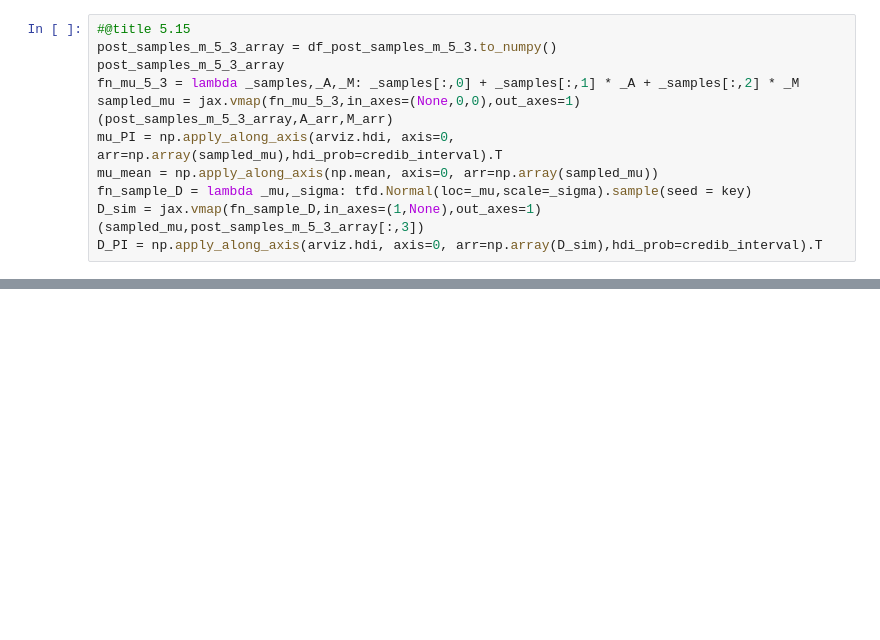
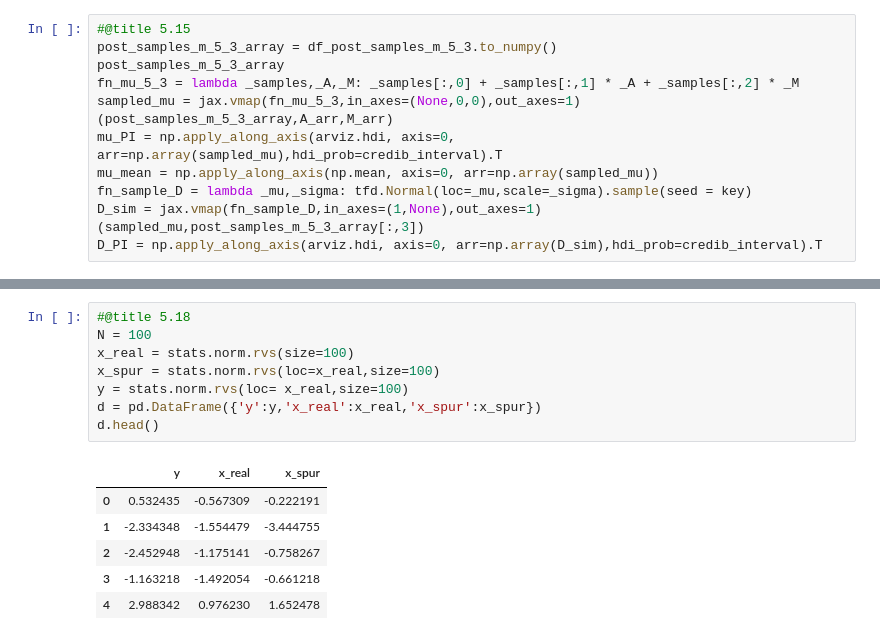
Before and after one commit to sushmit86/Statiistical_rethinking_jax, a Jupyter notebook: sushmit_05_geocentric_models.ipynb, the cells around one changed output, grey strips where cells are left out. Drawn from its saved outputs; the diff is of its cells as text; blank space fills up the shorter version.

```diff
--- a/sushmit_05_geocentric_models.ipynb
+++ b/sushmit_05_geocentric_models.ipynb
@@ -411,0 +412,15 @@ fig = plt.gcf();
+# %%
+#@title 5.18
+N = 100
+x_real = stats.norm.rvs(size=100)
+x_spur = stats.norm.rvs(loc=x_real,size=100)
+y = stats.norm.rvs(loc= x_real,size=100)
+d = pd.DataFrame({'y':y,'x_real':x_real,'x_spur':x_spur})
+d.head()
+# %% [output]
+|  | y | x_real | x_spur |
+| 0 | 0.532435 | -0.567309 | -0.222191 |
+| 1 | -2.334348 | -1.554479 | -3.444755 |
+| 2 | -2.452948 | -1.175141 | -0.758267 |
+| 3 | -1.163218 | -1.492054 | -0.661218 |
+| 4 | 2.988342 | 0.976230 | 1.652478 |
```
Also changed, not shown: parts of 6 cells of this notebook.
